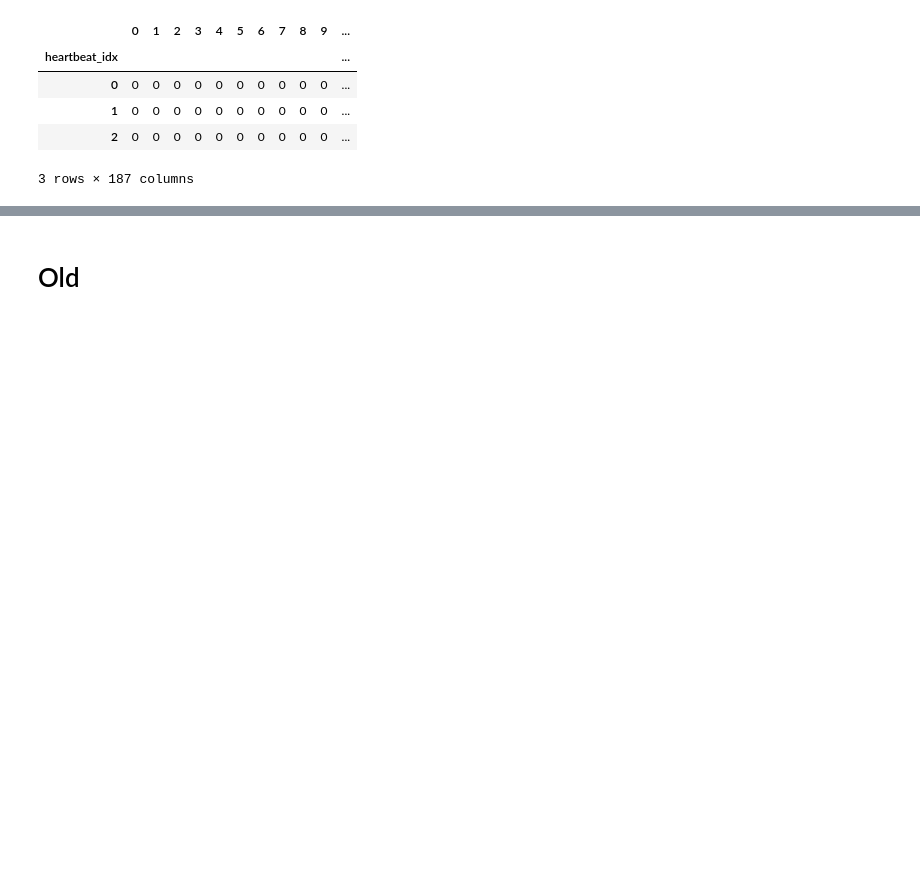
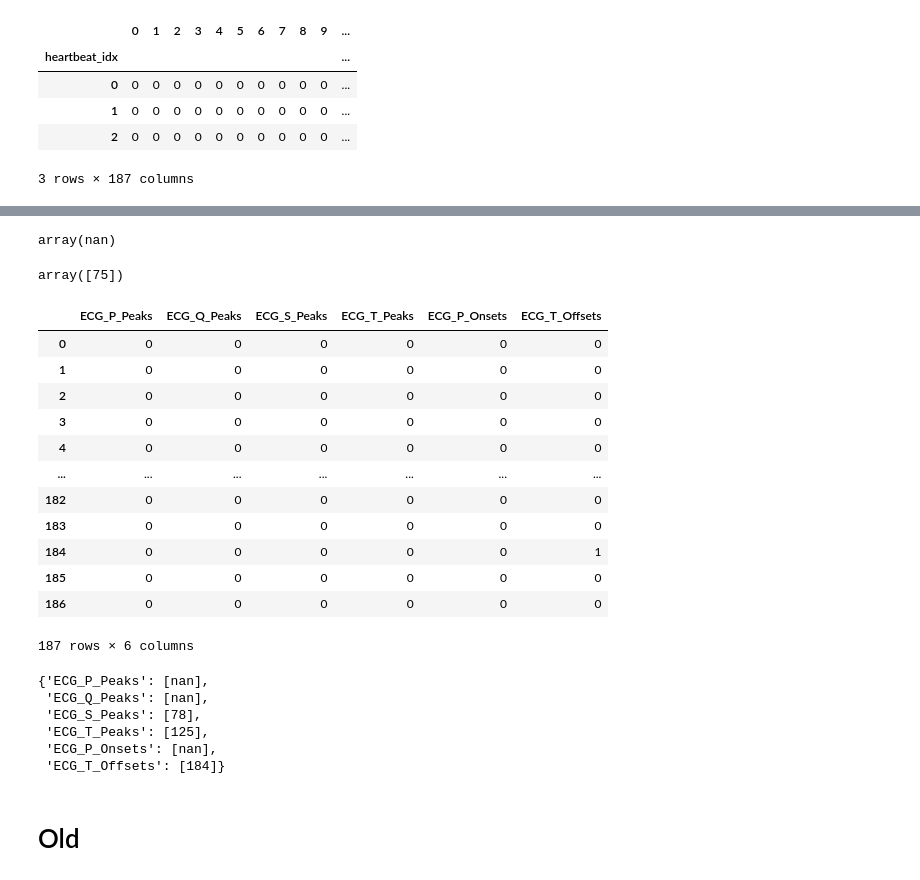
Before and after one commit to juliepinole/proj2, a Jupyter notebook: task_1/Task_1_explo.ipynb, the cells around one changed output, grey strips where cells are left out. Saved outputs shown, nothing was run; the diff lists cells and outputs as text; code cells hidden in the pictures; blank space fills up the shorter version.

```diff
--- a/task_1/Task_1_explo.ipynb
+++ b/task_1/Task_1_explo.ipynb
@@ -368,0 +336,3 @@ gr.plot_mean_sd_heartbeats(
+# %%
+lala = x_train_0.T
+lala.head(4)
@@ -368,0 +419,7 @@ gr.plot_mean_sd_heartbeats(
+# %%
+waves , signals = custom.ecg_delineate_custom(
+		ecg_cleaned_df.iloc[0,:],
+		r_peaks_df.loc[lala.name,:],
+		sampling_rate=sampling_rate,
+		method='peak',
+		)
@@ -368,0 +517,35 @@ gr.plot_mean_sd_heartbeats(
+# %%
+period = nk.signal_period(rpeaks, sampling_rate,)
+rate = 60 / period
+period
+# %% [output]
+array(nan)
+# %%
+rpeaks
+# %% [output]
+array([75])
+# %%
+waves
+# %% [output]
+|  | ECG_P_Peaks | ECG_Q_Peaks | ECG_S_Peaks | ECG_T_Peaks | ECG_P_Onsets | ECG_T_Offsets |
+| 0 | 0 | 0 | 0 | 0 | 0 | 0 |
+| 1 | 0 | 0 | 0 | 0 | 0 | 0 |
+| 2 | 0 | 0 | 0 | 0 | 0 | 0 |
+| 3 | 0 | 0 | 0 | 0 | 0 | 0 |
+| 4 | 0 | 0 | 0 | 0 | 0 | 0 |
+| ... | ... | ... | ... | ... | ... | ... |
+| 182 | 0 | 0 | 0 | 0 | 0 | 0 |
+| 183 | 0 | 0 | 0 | 0 | 0 | 0 |
+| 184 | 0 | 0 | 0 | 0 | 0 | 1 |
+| 185 | 0 | 0 | 0 | 0 | 0 | 0 |
+| 186 | 0 | 0 | 0 | 0 | 0 | 0 |
+187 rows × 6 columns
+# %%
+signals
+# %% [output]
+{'ECG_P_Peaks': [nan],
+ 'ECG_Q_Peaks': [nan],
+ 'ECG_S_Peaks': [78],
+ 'ECG_T_Peaks': [125],
+ 'ECG_P_Onsets': [nan],
+ 'ECG_T_Offsets': [184]}
```
Also changed, not shown: parts of 52 cells of this notebook, 3 other files.
